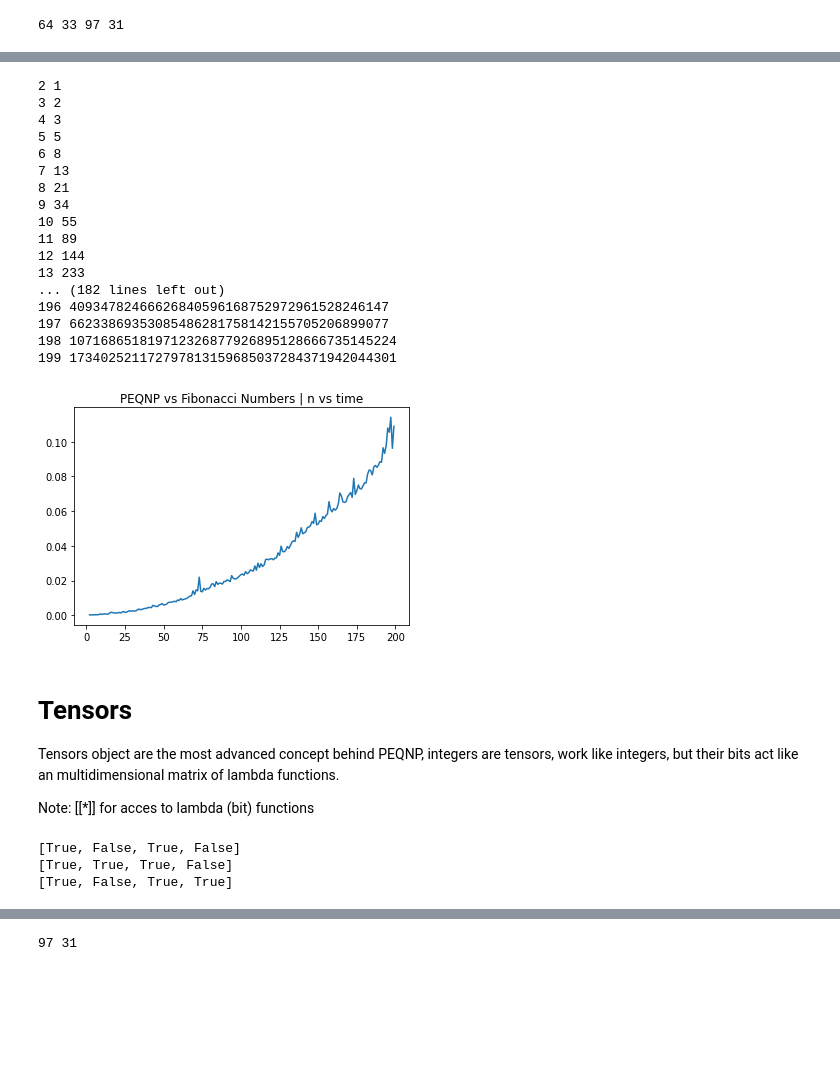
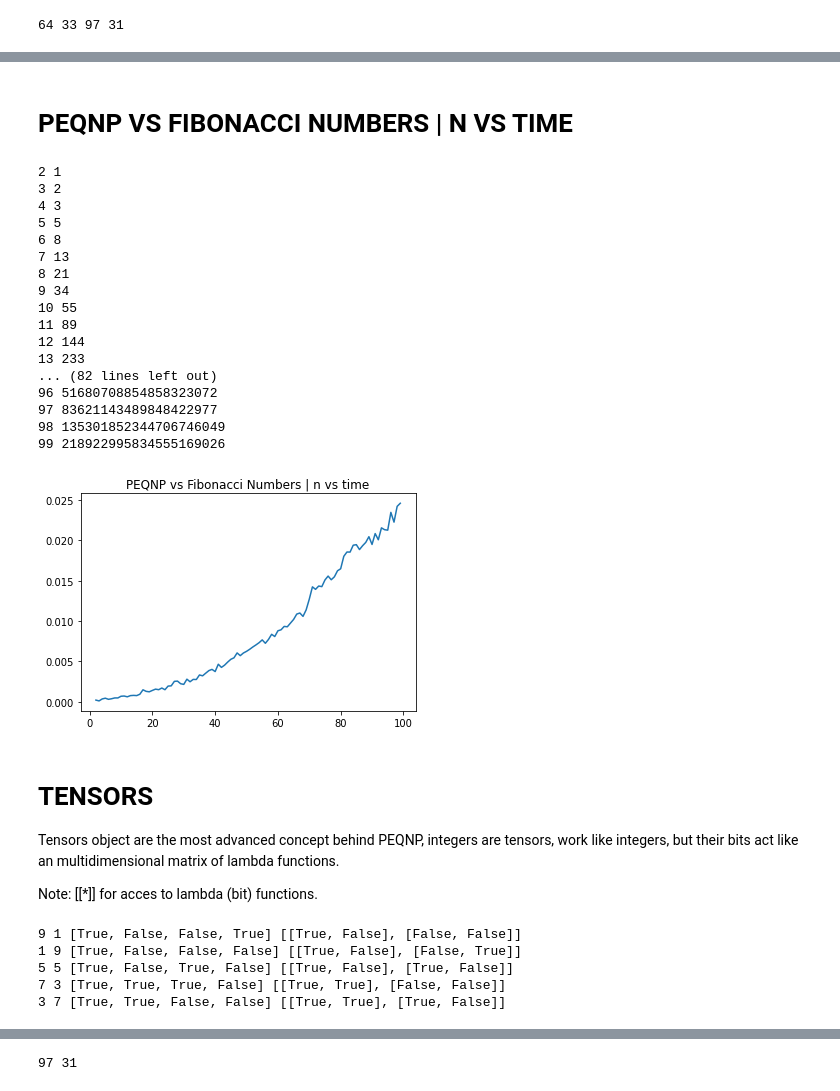
Before and after one commit to maxtuno/PEQNP, a Jupyter notebook: docs/PEQNP.ipynb, the cells around one changed output, grey strips where cells are left out. Drawn from its saved outputs; the diff is of its cells as text; code cells hidden in the pictures; blank space fills up the shorter version.

```diff
--- a/docs/PEQNP.ipynb
+++ b/docs/PEQNP.ipynb
@@ -135,0 +213,17 @@ while cnf.satisfy():
+# %%
+import functools
+import operator
+import math
+import peqnp as cnf
+
+cnf.engine(32)
+
+x = cnf.integer()
+n = cnf.integer()
+
+cnf.pi(lambda k: k ** 2, 1, n) == x
+assert 0 < x <= 10 ** math.log(cnf.oo()) # limit the CNF overflow
+assert n > 0
+
+while cnf.satisfy():
+    print(x, n, functools.reduce(operator.mul, (k ** 2 for k in range(1, n.value + 1))))
@@ -136,10 +238,12 @@ while cnf.satisfy():
+# %% [markdown]
+# PEQNP VS FIBONACCI NUMBERS | N VS TIME
 # %%
 import time
 import peqnp as cnf
 import matplotlib.pyplot as plt
 
 ns, ts = [], []
-for n in range(2, 200):
+for n in range(2, 100):
 
     cnf.engine(n)
 
@@ -148,61 +252,65 @@ for n in range(2, 200):
     assert x[0] == 0
     assert x[1] == 1
     for i in range(2, n + 1):
         assert x[i - 1] + x[i - 2] == x[i]
 
     ini = time.time()
     if cnf.satisfy(turbo=True):
         print(n, x[n])
     else:
         print('Infeasible ...')
     end = time.time()
     ns.append(n)
     ts.append(end - ini)
 
 plt.title('PEQNP vs Fibonacci Numbers | n vs time')
 plt.plot(ns, ts)
 plt.show()
 # %% [output]
 2 1
 3 2
 4 3
 5 5
 6 8
 7 13
 8 21
 9 34
 10 55
 11 89
 12 144
 13 233
-... (182 lines left out)
-196 40934782466626840596168752972961528246147
-197 66233869353085486281758142155705206899077
-198 107168651819712326877926895128666735145224
-199 173402521172797813159685037284371942044301
+... (82 lines left out)
+96 51680708854858323072
+97 83621143489848422977
+98 135301852344706746049
+99 218922995834555169026
-[figure, old version]
+[figure, new version]
 # %% [markdown]
-# Tensors
+# TENSORS
 
 Tensors object are the most advanced concept behind PEQNP, integers are tensors, work like integers, but their bits act like an multidimensional matrix of lambda functions.
 
-Note: [[*]] for acces to lambda (bit) functions
+Note: [[*]] for acces to lambda (bit) functions.
 # %%
 import peqnp as cnf
 
 cnf.engine(10)
 
 x = cnf.tensor(dimensions=(4))
+y = cnf.tensor(dimensions=(2, 2))
 
+assert x + y == 10
 assert x[[0]](0, 1) == 1
-assert x[[2]](0, 1) == 1
+assert y[[0, 0]](0, 1) == 1
 
 while cnf.satisfy():
-    print(x.binary)
+    print(x, y, x.binary, y.binary)
 # %% [output]
-[True, False, True, False]
-[True, True, True, False]
-[True, False, True, True]
+9 1 [True, False, False, True] [[True, False], [False, False]]
+1 9 [True, False, False, False] [[True, False], [False, True]]
+5 5 [True, False, True, False] [[True, False], [True, False]]
+7 3 [True, True, True, False] [[True, True], [False, False]]
+3 7 [True, True, False, False] [[True, True], [True, False]]
 # %%
 import numpy as np
 import peqnp as cnf
```
Also changed, not shown: parts of 68 cells of this notebook.
